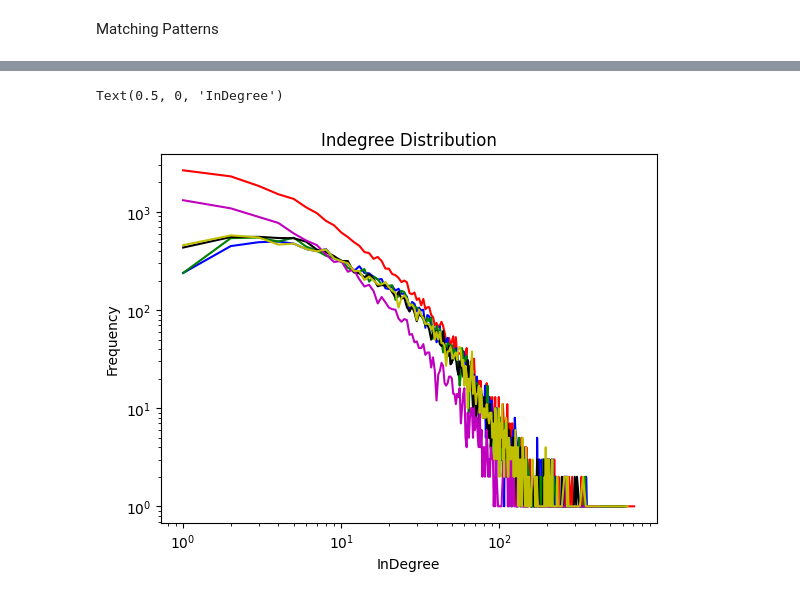
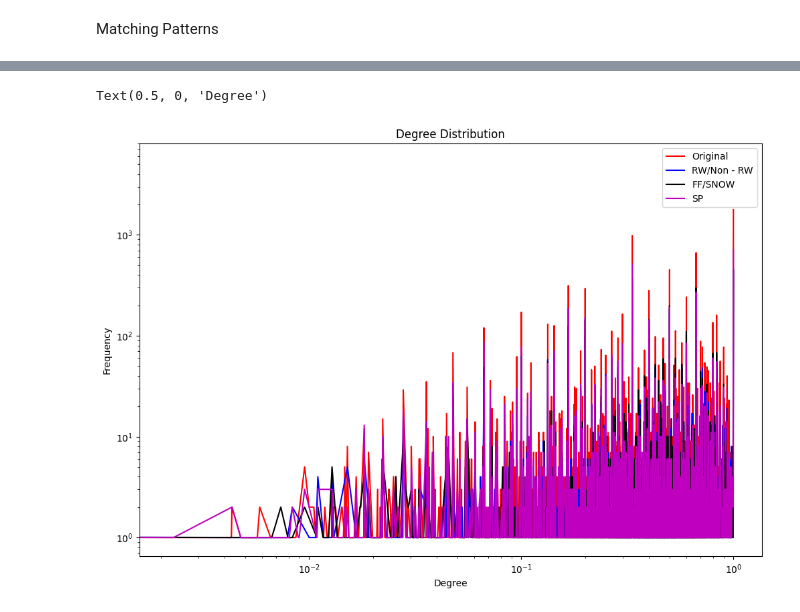
Before and after one commit to kyriakosar/Sampling-from-Networks, a Jupyter notebook: facebook_dataset.ipynb, the cells around one changed output, grey strips where cells are left out. Drawn from its saved outputs; the diff is of its cells as text; code cells hidden in the pictures.

```diff
--- a/facebook_dataset.ipynb
+++ b/facebook_dataset.ipynb
@@ -240,18 +251,18 @@ def indegree_distributon(G):
 # %%
 #Original
-indeg,cnt = indegree_distributon(graph)
+deg,cnt = degree_distributon(graph)
 
 #Random Walk
-indeg1,cnt1 = indegree_distributon(rw_graph)
+deg1,cnt1 = degree_distributon(rw_graph)
 
 #Non Back tracking Random Walk
-indeg2,cnt2 = indegree_distributon(nrw_graph)
+deg2,cnt2 = degree_distributon(nrw_graph)
 
 #Forest Fire
-indeg3,cnt3 = indegree_distributon(ff_graph)
+deg3,cnt3 = degree_distributon(ff_graph)
 
 #Shortest Path
-indeg4,cnt4 = indegree_distributon(sp_graph)
+deg4,cnt4 = degree_distributon(sp_graph)
 
 #Snow Ball
-indeg5,cnt5 = indegree_distributon(snow_graph)
+deg5,cnt5 = degree_distributon(snow_graph)
@@ -258,19 +272,21 @@ indeg5,cnt5 = indegree_distributon(snow_graph)
 # %%
 
-fig, ax = plt.subplots()
+# fig, ax = plt.subplots()
 # plt.bar(indeg, cnt, width=0.80, color='g')
 # plt.bar(indeg1, cnt, width=0.80, color='g')
-
-plt.loglog(indeg, cnt, 'r-', label='original')
-plt.loglog(indeg1,cnt1, 'b-', label='RW')
-plt.loglog(indeg2,cnt2,'g-', label='Non -RW')
-plt.loglog(indeg3, cnt3, 'k-', label='FF')
-plt.loglog(indeg4, cnt4, 'm-', label='SP')
-plt.loglog(indeg5, cnt5, 'y-', label='SNOW')
-plt.title("Indegree Distribution")
+plt.figure(figsize=(12, 8))
+plt.loglog(deg, cnt, 'r-', label='original')
+plt.loglog(deg1,cnt1, 'b-', label='RW')
+# plt.loglog(deg2,cnt2,'g-', label='Non - RW')
+plt.loglog(deg3, cnt3, 'k-', label='FF')
+plt.loglog(deg4, cnt4, 'm-', label='SP')
+# plt.loglog(deg5, cnt5, 'y-', label='SNOW')
+plt.legend(['Original','RW/Non - RW','FF/SNOW','SP'])
+plt.title("Degree Distribution")
 plt.ylabel("Frequency")
 plt.yscale('log')
-plt.xlabel("InDegree")
+# plt.xscale('log')
+plt.xlabel("Degree")
 # %% [output]
-Text(0.5, 0, 'InDegree')
+Text(0.5, 0, 'Degree')
-[figure, old version]
+[figure, new version]
```
Also changed, not shown: parts of 4 cells of this notebook.
